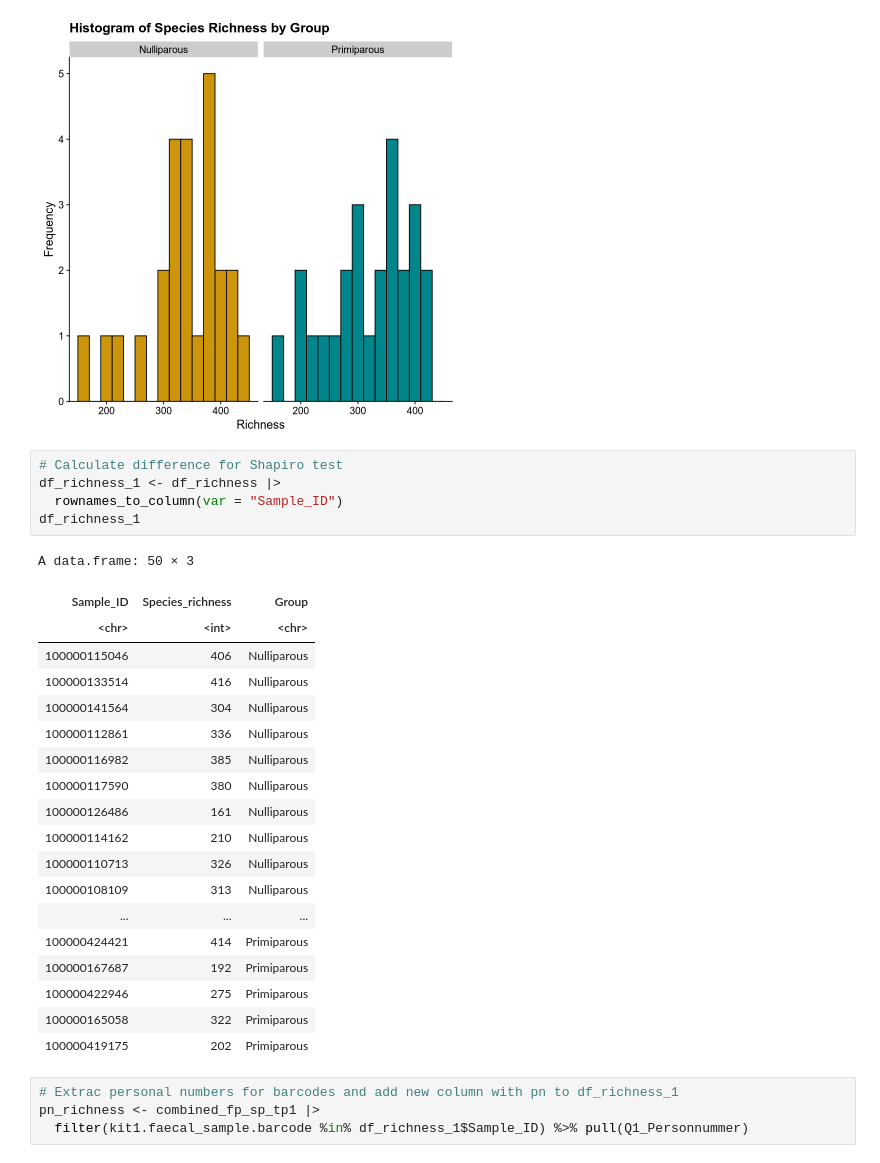
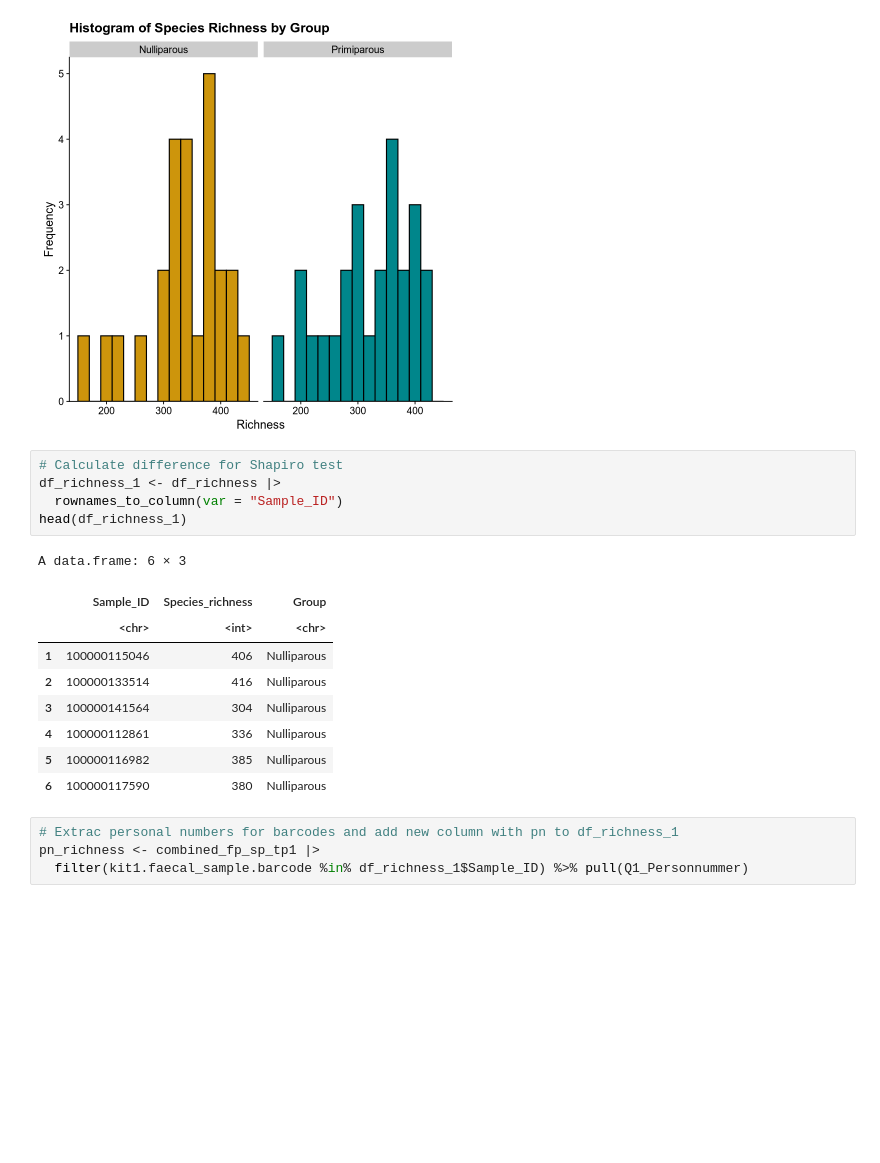
Before and after one commit to bm-nowak/Consecutive_pregnancy_project, a Jupyter notebook: alpha_diversity_tp1.ipynb, the cells around one changed output. Saved outputs shown, nothing was run; the diff lists cells and outputs as text; blank space fills up the shorter version.

```diff
--- a/alpha_diversity_tp1.ipynb
+++ b/alpha_diversity_tp1.ipynb
@@ -658,28 +638,18 @@ df_richness |> ggplot(aes(x = Species_richness, fill = Group)) +
 # %%
 # Calculate difference for Shapiro test
 df_richness_1 <- df_richness |>
   rownames_to_column(var = "Sample_ID")
-df_richness_1
+head(df_richness_1)
 # %% [output]
-A data.frame: 50 × 3
+A data.frame: 6 × 3
-| Sample_ID | Species_richness | Group |
-| <chr> | <int> | <chr> |
-| 100000115046 | 406 | Nulliparous |
-| 100000133514 | 416 | Nulliparous |
-| 100000141564 | 304 | Nulliparous |
-| 100000112861 | 336 | Nulliparous |
-| 100000116982 | 385 | Nulliparous |
-| 100000117590 | 380 | Nulliparous |
-| 100000126486 | 161 | Nulliparous |
-| 100000114162 | 210 | Nulliparous |
-| 100000110713 | 326 | Nulliparous |
-| 100000108109 | 313 | Nulliparous |
-| ... | ... | ... |
-| 100000424421 | 414 | Primiparous |
-| 100000167687 | 192 | Primiparous |
-| 100000422946 | 275 | Primiparous |
-| 100000165058 | 322 | Primiparous |
-| 100000419175 | 202 | Primiparous |
+|  | Sample_ID | Species_richness | Group |
+|  | <chr> | <int> | <chr> |
+| 1 | 100000115046 | 406 | Nulliparous |
+| 2 | 100000133514 | 416 | Nulliparous |
+| 3 | 100000141564 | 304 | Nulliparous |
+| 4 | 100000112861 | 336 | Nulliparous |
+| 5 | 100000116982 | 385 | Nulliparous |
+| 6 | 100000117590 | 380 | Nulliparous |
 # %%
 # Extrac personal numbers for barcodes and add new column with pn to df_richness_1
 pn_richness <- combined_fp_sp_tp1 |>
```
Also changed, not shown: parts of 20 cells of this notebook, 9 other files.
